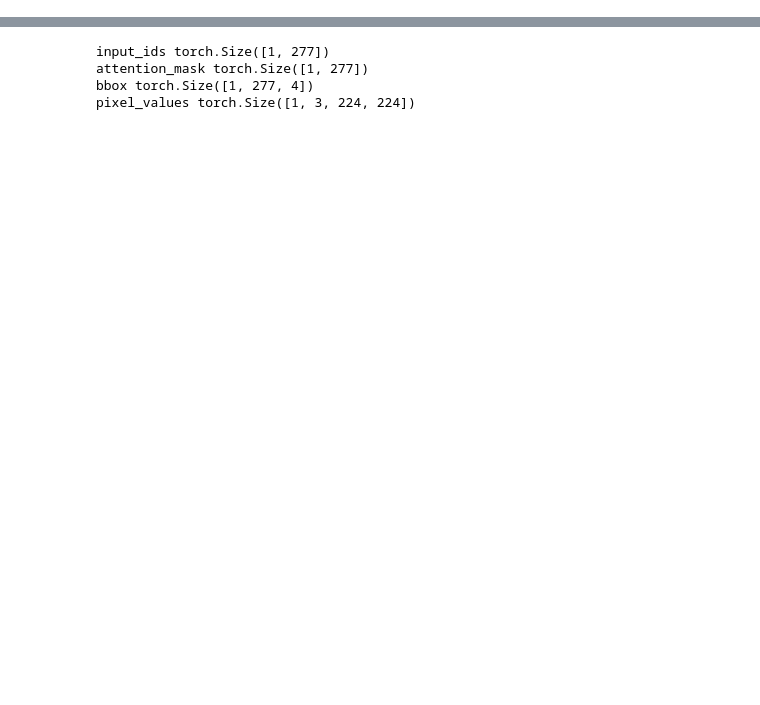
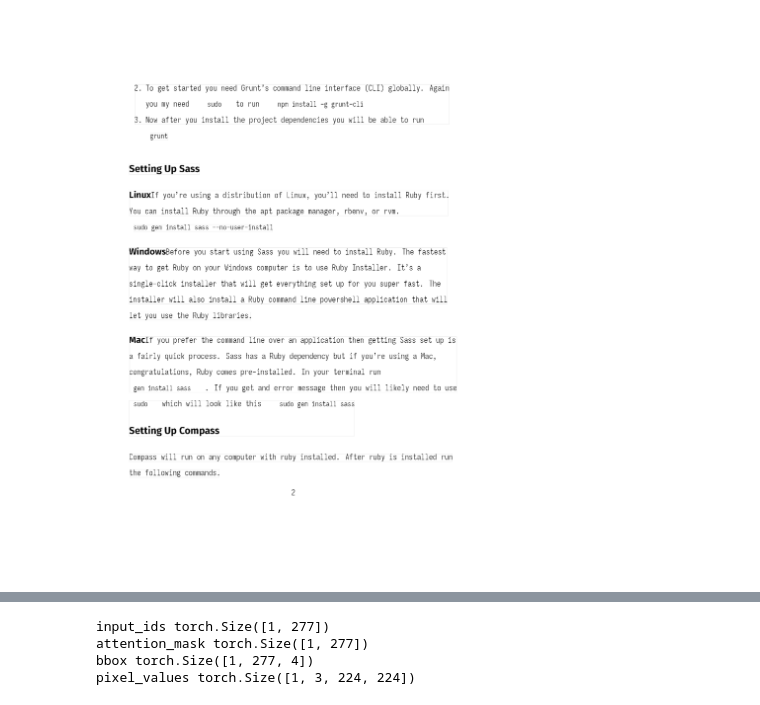
Before and after one commit to md-scanner/md-scanner, a Jupyter notebook: layoutlmv3/main.ipynb, the cells around one changed output, grey strips where cells are left out. Saved outputs shown, nothing was run; the diff lists cells and outputs as text; code cells hidden in the pictures; blank space fills up the shorter version.

```diff
--- a/layoutlmv3/main.ipynb
+++ b/layoutlmv3/main.ipynb
@@ -61,3 +56,24 @@ df.head(10)
+# %%
+from PIL import ImageDraw, ImageFont
+
+ts_annotated_img = img.copy()
+
+draw = ImageDraw.Draw(ts_annotated_img)
+
+colors = ['red', 'yellow', 'green', 'blue', 'purple']
+
+show_level = 2
+
+for index, row in df.iterrows():
+    if row['level'] == show_level:
+        draw.rectangle(
+            (row['left'], row['top'], row['left'] + row['width'], row['top'] + row['height']),
+            outline='blue'
+        )
+
+ts_annotated_img
+# %% [output]
+[figure, added]
 # %%
 from transformers import AutoProcessor, AutoModelForTokenClassification
 
```
Also changed, not shown: parts of 7 cells of this notebook.
